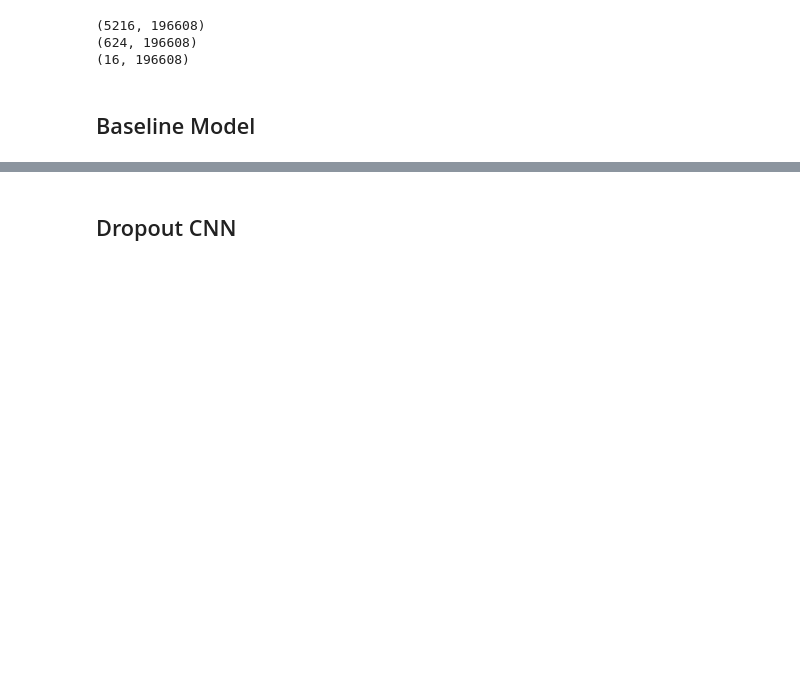
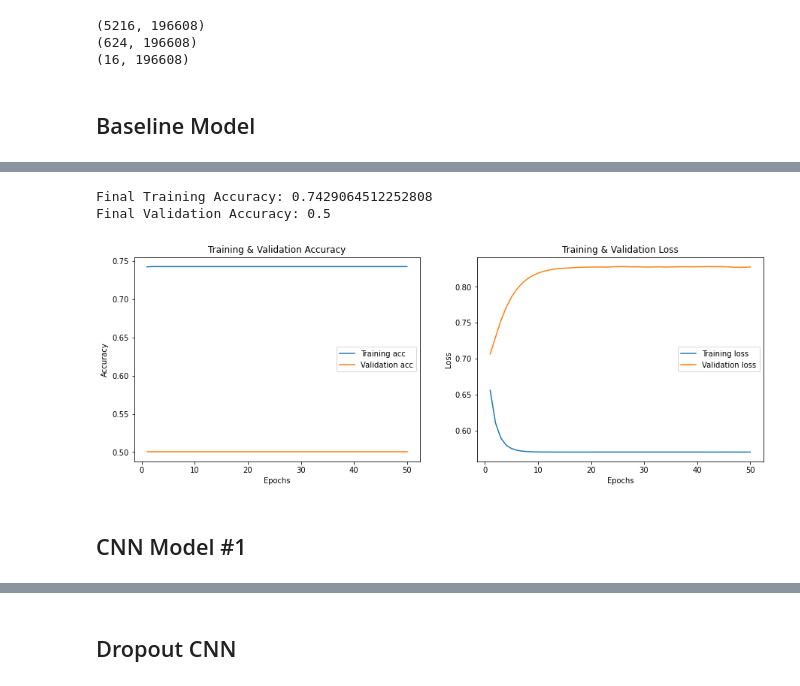
Before and after one commit to bentoler22/Flatiron_Phase_4_Project, a Jupyter notebook: Chest_Xray_Pneumonia_Classification.ipynb, the cells around one changed output, grey strips where cells are left out. Cells and saved outputs as stored; diff of their text form; code cells hidden in the pictures; blank space fills up the shorter version.

Commit message:
updated modeling

```diff
--- a/Chest_Xray_Pneumonia_Classification.ipynb
+++ b/Chest_Xray_Pneumonia_Classification.ipynb
@@ -101,9 +104,3 @@ baseline_model.add(layers.Dense(1, activation='sigmoid'))
 baseline_model.compile(optimizer='sgd',
               loss='binary_crossentropy',
               metrics=['accuracy'])
-# %%
-history = baseline_model.fit(X_train,
-                    y_train,
-                    epochs=50,
-                    batch_size=32,
-                    validation_data=(X_val, y_val))
@@ -294,0 +107,6 @@ model_5.evaluate(val_images, val_y)
+# %%
+history = baseline_model.fit(train_img,
+                    train_y,
+                    epochs=50,
+                    batch_size=32,
+                    validation_data=(val_img, val_y))
@@ -294,0 +131,37 @@ model_5.evaluate(val_images, val_y)
+# %%
+def plot_training(history):
+    history_dict = history.history
+
+    fig, ax = plt.subplots(nrows=1, ncols=2, figsize=(15, 5))
+
+    acc_values = history_dict['accuracy']
+    val_acc_values = history_dict['val_accuracy']
+
+    loss_values = history_dict['loss']
+    val_loss_values = history_dict['val_loss']
+
+    epochs = range(1, len(acc_values) + 1)
+    ax[0].plot(epochs, acc_values, label='Training acc')
+    ax[0].plot(epochs, val_acc_values, label='Validation acc')
+    ax[0].set_title('Training & Validation Accuracy')
+    ax[0].set_xlabel('Epochs')
+    ax[0].set_ylabel('Accuracy')
+    ax[0].legend();
+
+    ax[1].plot(epochs, loss_values, label='Training loss')
+    ax[1].plot(epochs, val_loss_values, label='Validation loss')
+    ax[1].set_title('Training & Validation Loss')
+    ax[1].set_xlabel('Epochs')
+    ax[1].set_ylabel('Loss')
+    ax[1].legend();
+
+    print("Final Training Accuracy:", acc_values[-1])
+    print("Final Validation Accuracy:", val_acc_values[-1])
+# %%
+plot_training(history)
+# %% [output]
+Final Training Accuracy: 0.7429064512252808
+Final Validation Accuracy: 0.5
+[figure, added]
+# %% [markdown]
+## CNN Model #1
```
Also changed, not shown: parts of 52 cells of this notebook.
